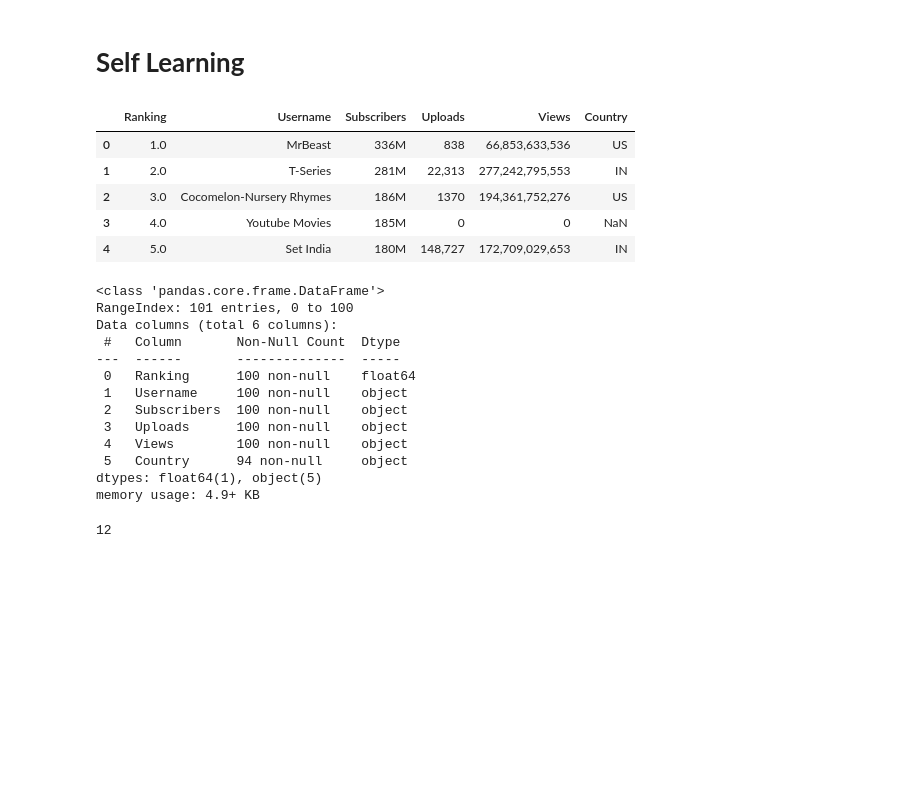
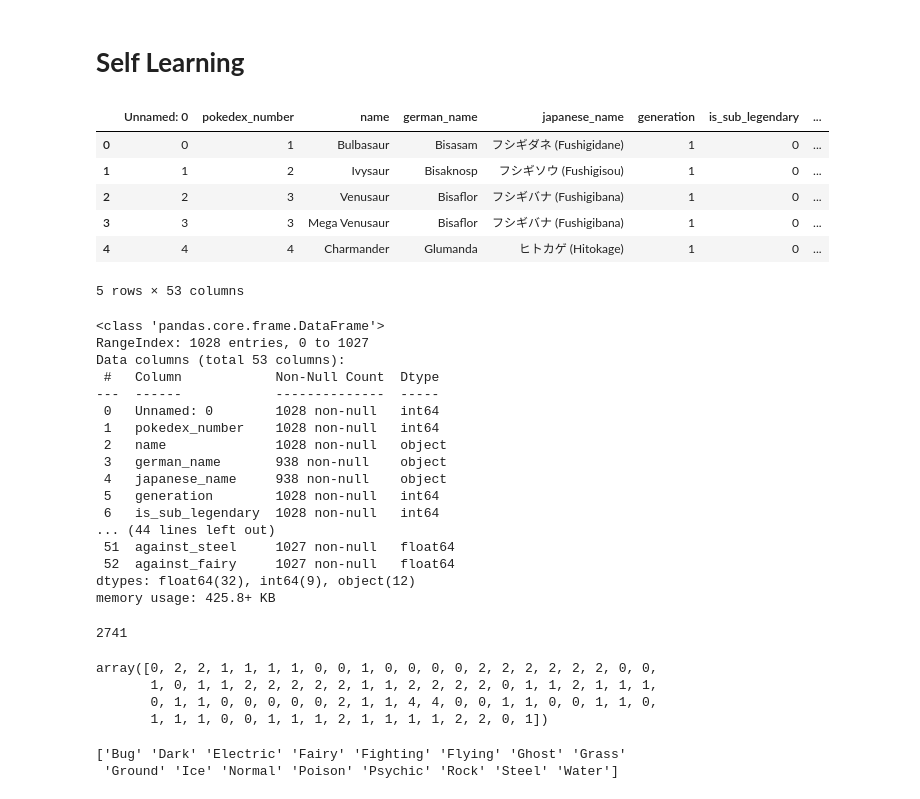
Before and after one commit to ServerBlaster/Self_Learning, a Jupyter notebook: Classification_SelfLearning.ipynb, the cells around one changed output. Drawn from its saved outputs; the diff is of its cells as text; code cells hidden in the pictures; blank space fills up the shorter version.

```diff
--- a/Classification_SelfLearning.ipynb
+++ b/Classification_SelfLearning.ipynb
@@ -537,43 +538,65 @@ print(classification_report(t_testLabels, predictions))
 # %% [markdown]
 # **Self Learning**
 # %%
-dataframe = read_csv("/content/Self_Learning/YOUTUBE CHANNELS DATASET.csv")
+dataframe = read_csv("/content/Self_Learning/pokedex_(Update.04.20).csv")
 dataframe.head()
 # %% [output]
-|  | Ranking | Username | Subscribers | Uploads | Views | Country |
-| 0 | 1.0 | MrBeast | 336M | 838 | 66,853,633,536 | US |
-| 1 | 2.0 | T-Series | 281M | 22,313 | 277,242,795,553 | IN |
-| 2 | 3.0 | Cocomelon-Nursery Rhymes | 186M | 1370 | 194,361,752,276 | US |
-| 3 | 4.0 | Youtube Movies | 185M | 0 | 0 | NaN |
-| 4 | 5.0 | Set India | 180M | 148,727 | 172,709,029,653 | IN |
+|  | Unnamed: 0 | pokedex_number | name | german_name | japanese_name | generation | is_sub_legendary | ... |
+| 0 | 0 | 1 | Bulbasaur | Bisasam | フシギダネ (Fushigidane) | 1 | 0 | ... |
+| 1 | 1 | 2 | Ivysaur | Bisaknosp | フシギソウ (Fushigisou) | 1 | 0 | ... |
+| 2 | 2 | 3 | Venusaur | Bisaflor | フシギバナ (Fushigibana) | 1 | 0 | ... |
+| 3 | 3 | 3 | Mega Venusaur | Bisaflor | フシギバナ (Fushigibana) | 1 | 0 | ... |
+| 4 | 4 | 4 | Charmander | Glumanda | ヒトカゲ (Hitokage) | 1 | 0 | ... |
+5 rows × 53 columns
 # %%
 dataframe.info()
 # %% [output]
 <class 'pandas.core.frame.DataFrame'>
-RangeIndex: 101 entries, 0 to 100
-Data columns (total 6 columns):
- #   Column       Non-Null Count  Dtype
----  ------       --------------  -----
- 0   Ranking      100 non-null    float64
- 1   Username     100 non-null    object
- 2   Subscribers  100 non-null    object
- 3   Uploads      100 non-null    object
- 4   Views        100 non-null    object
- 5   Country      94 non-null     object
-dtypes: float64(1), object(5)
-memory usage: 4.9+ KB
+RangeIndex: 1028 entries, 0 to 1027
+Data columns (total 53 columns):
+ #   Column            Non-Null Count  Dtype
+---  ------            --------------  -----
+ 0   Unnamed: 0        1028 non-null   int64
+ 1   pokedex_number    1028 non-null   int64
+ 2   name              1028 non-null   object
+ 3   german_name       938 non-null    object
+ 4   japanese_name     938 non-null    object
+ 5   generation        1028 non-null   int64
+ 6   is_sub_legendary  1028 non-null   int64
+... (44 lines left out)
+ 51  against_steel     1027 non-null   float64
+ 52  against_fairy     1027 non-null   float64
+dtypes: float64(32), int64(9), object(12)
+memory usage: 425.8+ KB
 # %%
 dataframe.isnull().any().any()
 dataframe.isnull().sum().sum()
 # %% [output]
-12
+2741
 # %%
 dataframe.dropna(inplace = True)
 # %%
 dataset = dataframe.values
-data = np.array([float(str(x).replace(',', '')) for x in dataset[:, 3]])
-data = data.reshape(-1, 1)
-labels = dataset[:,1]
+#data = dataset[:,11: 12].astype(float)
+#data = np.array([float(str(x).replace(',', '')) for x in dataset[:,11]])
+#data = data.reshape(-1, 1)
+labels = dataset[:,42].astype(int)
+labels
+# %% [output]
+array([0, 2, 2, 1, 1, 1, 1, 0, 0, 1, 0, 0, 0, 0, 2, 2, 2, 2, 2, 2, 0, 0,
+       1, 0, 1, 1, 2, 2, 2, 2, 2, 1, 1, 2, 2, 2, 2, 0, 1, 1, 2, 1, 1, 1,
+       0, 1, 1, 0, 0, 0, 0, 0, 2, 1, 1, 4, 4, 0, 0, 1, 1, 0, 0, 1, 1, 0,
+       1, 1, 1, 0, 0, 1, 1, 1, 2, 1, 1, 1, 1, 2, 2, 0, 1])
+# %%
+# Assuming dataset[:,11] contains the Pokemon types
+label_encoder = LabelEncoder()
+numeric_types = label_encoder.fit_transform(dataset[:, 11])  # Convert types to numeric
+data = numeric_types.reshape(-1, 1)  # Reshape if required
+
+print(label_encoder.classes_)  # To see the mapping of strings to numbers
+# %% [output]
+['Bug' 'Dark' 'Electric' 'Fairy' 'Fighting' 'Flying' 'Ghost' 'Grass'
+ 'Ground' 'Ice' 'Normal' 'Poison' 'Psychic' 'Rock' 'Steel' 'Water']
 # %%
 (trainData, testData, trainLabels, testLabels) = train_test_split(np.array(data),
 	np.array(labels), test_size=0.25, random_state=42)
```
Also changed, not shown: parts of 3 cells of this notebook.
